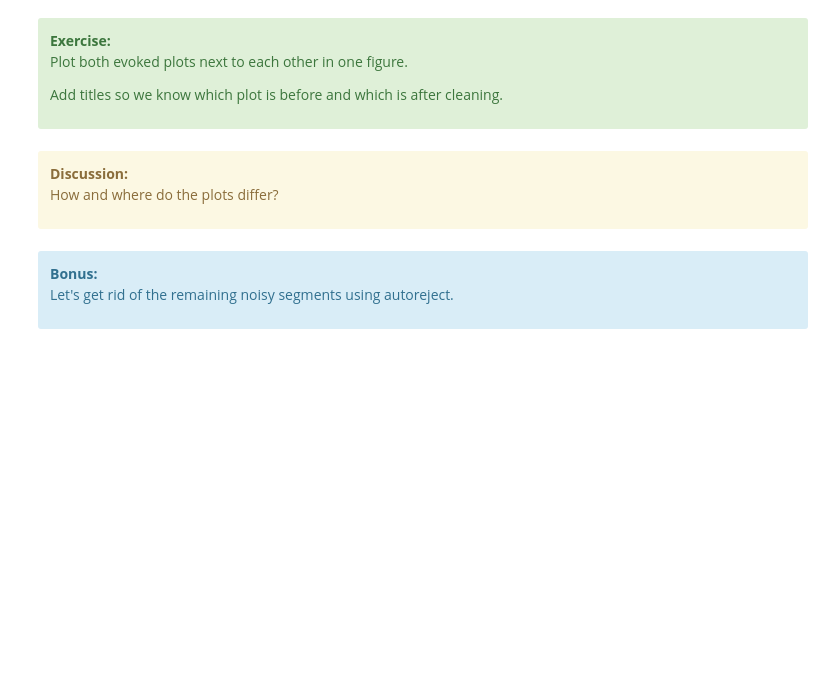
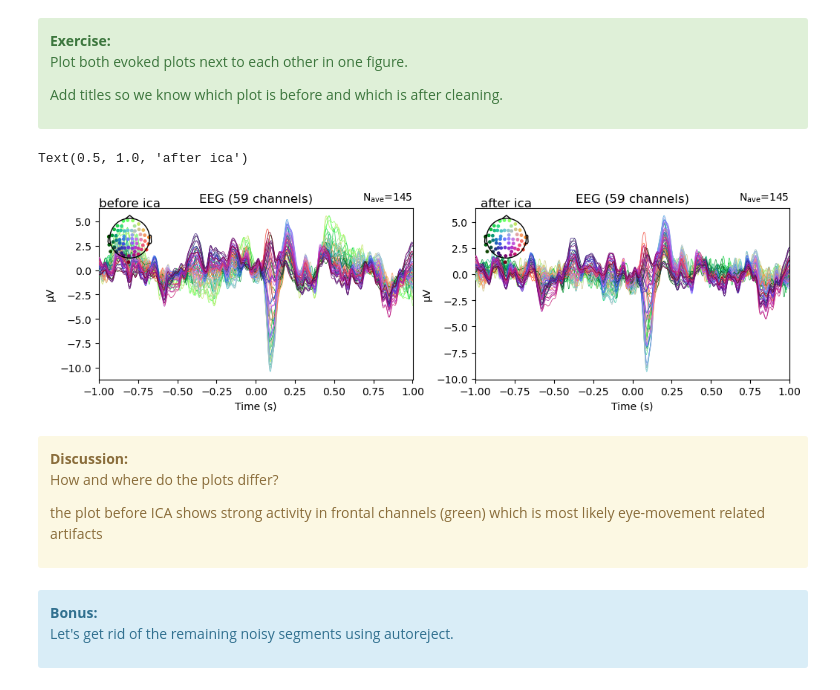
Before and after one commit to CarinaFo/MNE_workshop_liverpool_2024, a Jupyter notebook: notebooks/2_epochs_evokeds_ERP_solutions.ipynb, the cells around one changed output. Drawn from its saved outputs; the diff is of its cells as text; code cells hidden in the pictures; blank space fills up the shorter version.

Commit message:
cleaned up epochs_evokeds script

```diff
--- a/notebooks/2_epochs_evokeds_ERP_solutions.ipynb
+++ b/notebooks/2_epochs_evokeds_ERP_solutions.ipynb
@@ -183,17 +218,22 @@ Add titles so we know which plot is before and which is after cleaning.
 # %%
 fig, ax = plt.subplots(1, 2, figsize=[12, 3])
 
 both_audit_epochs_raw.average().plot(axes=ax[0], show=False);
 plt.title('before ica')
-both_audit_epochs.average().plot(axes=ax[1]);
+both_audit_epochs.average().plot(axes=ax[1], show=False);
 plt.title('after ica')
-plt.show()
+# %% [output]
+Text(0.5, 1.0, 'after ica')
+[figure, added]
 # %% [markdown]
 <div class="alert alert-block alert-warning">
 <b>Discussion:</b>
 
 How and where do the plots differ?
 
+the plot before ICA shows strong activity in frontal channels (green) which is most likely eye-movement
+related artifacts
+
 </div>
 # %% [markdown]
 <div class="alert alert-block alert-info">
```
Also changed, not shown: parts of 35 cells of this notebook.
